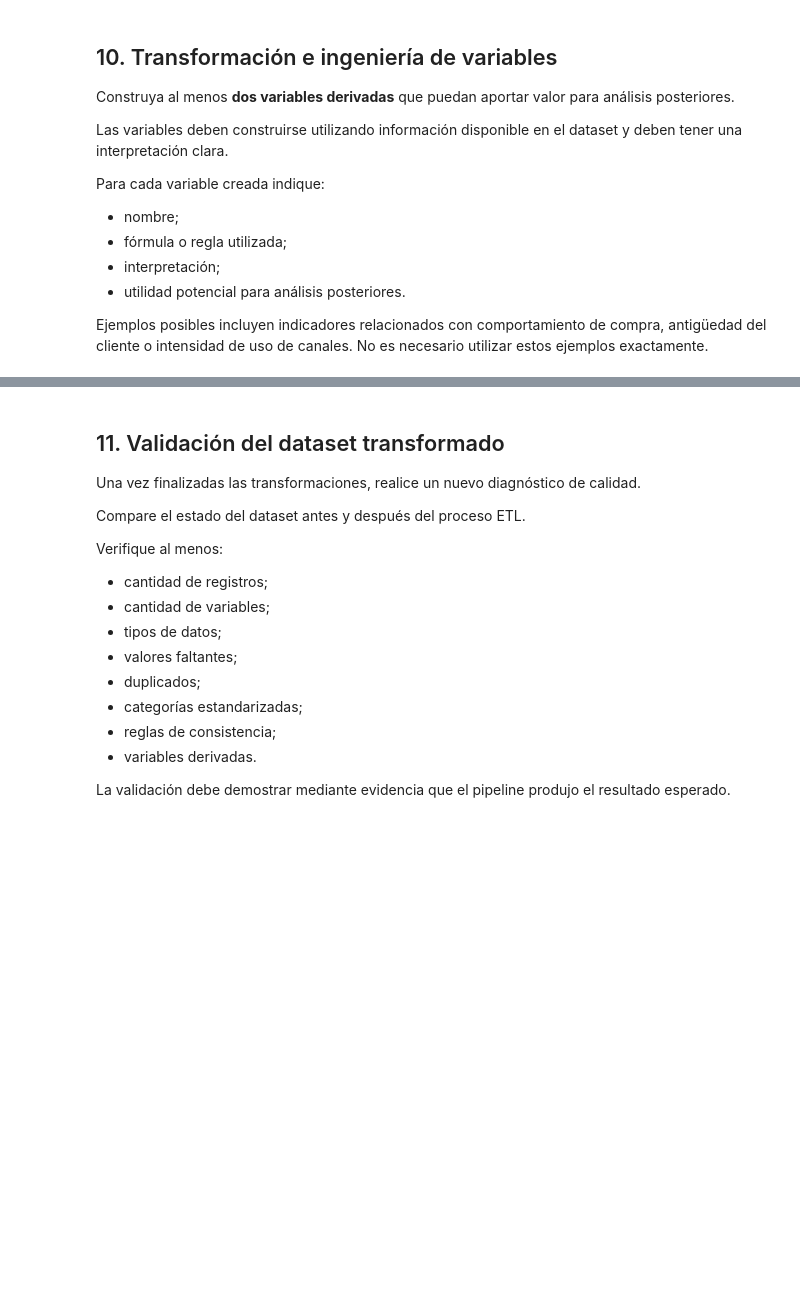
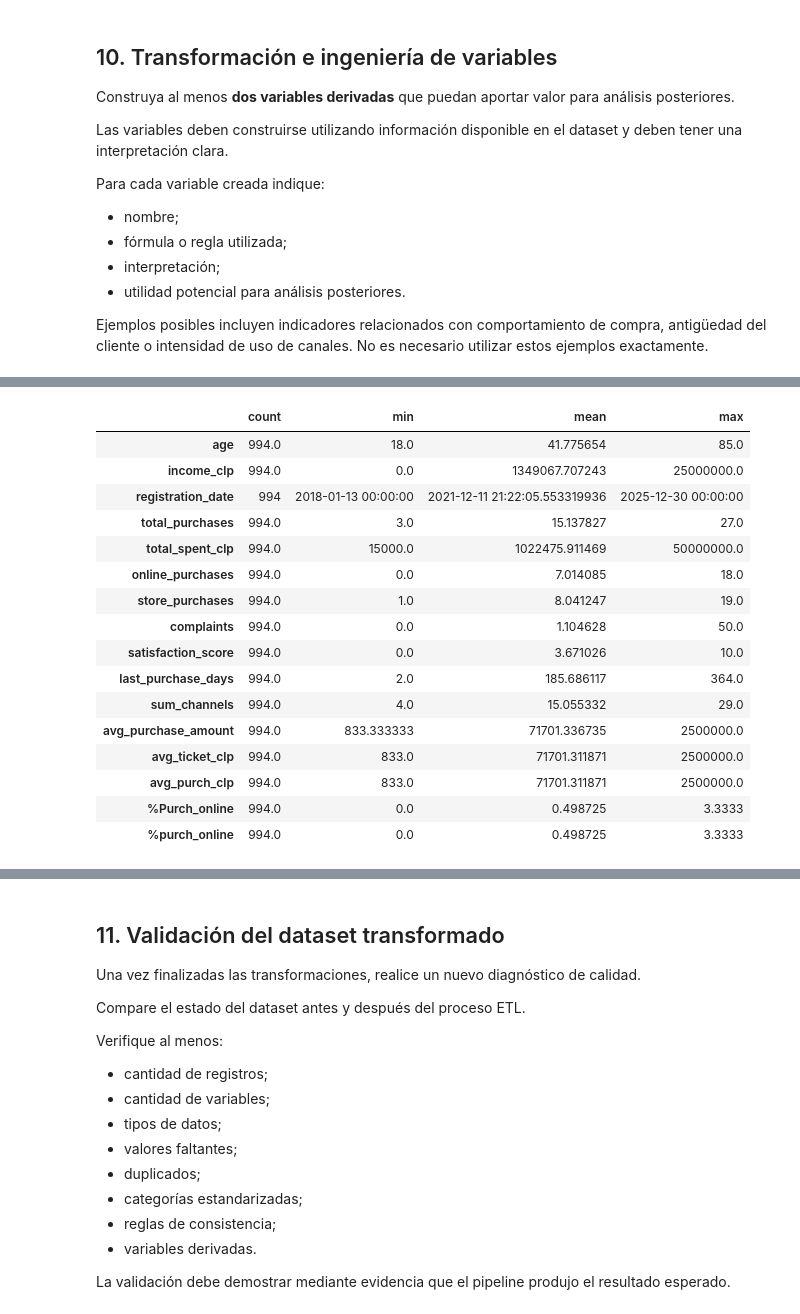
Before and after one commit to fernandouribeu/analisis_datos, a Jupyter notebook: Laboratorio_2_Notebook_Template.ipynb, the cells around one changed output, grey strips where cells are left out. Cells and saved outputs as stored; diff of their text form; code cells hidden in the pictures; blank space fills up the shorter version.

```diff
--- a/Laboratorio_2_Notebook_Template.ipynb
+++ b/Laboratorio_2_Notebook_Template.ipynb
@@ -520,0 +631,9 @@ Proponga al menos una regla de validación adicional que considere relevante par
+# %%
+# Reglas de consistencia y validación
+# Definir la suma de compras por canal
+df_trabajo = df_trabajo.copy()
+df_trabajo['sum_channels'] = df_trabajo['online_purchases'] + df_trabajo['store_purchases']
+
+# Identificar registros donde existen diferencias
+diferencias = df_trabajo[df_trabajo['total_purchases'] != df_trabajo['sum_channels']]
+print(f"Total de registros con diferencias: {len(diferencias)}")
@@ -539,0 +709,13 @@ El objetivo es demostrar criterio analítico, no eliminar automáticamente todos
+# %%
+# Se asumen lso valores negativos como error de digitación y se convierten
+# Asegurar copia independiente
+df_trabajo = df_trabajo.copy()
+
+# Convertir a valor absoluto las 3 variables afectadas
+cols_con_negativos = ['income_clp', 'total_spent_clp', 'complaints']
+
+for col in cols_con_negativos:
+    df_trabajo[col] = df_trabajo[col].abs()
+
+# Comprobar que ya no existan valores menores a 0
+print("Negativos restantes:", (df_trabajo[cols_con_negativos] < 0).sum().sum())
@@ -556,0 +739,12 @@ Ejemplos posibles incluyen indicadores relacionados con comportamiento de compra
+# %%
+# Ingeniería de variables
+# Gasto promedio por compra
+df_trabajo['avg_purch_clp'] = (
+    df_trabajo['total_spent_clp']
+    .div(df_trabajo['total_purchases'])
+    .fillna(0)
+    .round()
+    .astype('Int64')
+)
+
+df_trabajo.describe().T[['count', 'min', 'mean', 'max']]
@@ -556,0 +767,28 @@ Ejemplos posibles incluyen indicadores relacionados con comportamiento de compra
+# %%
+# % de compras Online
+df_trabajo['%purch_online'] = (
+    df_trabajo['online_purchases']
+    .div(df_trabajo['total_purchases'])
+    .fillna(0.0)
+    .round(4)
+)
+
+df_trabajo.describe().T[['count', 'min', 'mean', 'max']]
+# %% [output]
+|  | count | min | mean | max |
+| age | 994.0 | 18.0 | 41.775654 | 85.0 |
+| income_clp | 994.0 | 0.0 | 1349067.707243 | 25000000.0 |
+| registration_date | 994 | 2018-01-13 00:00:00 | 2021-12-11 21:22:05.553319936 | 2025-12-30 00:00:00 |
+| total_purchases | 994.0 | 3.0 | 15.137827 | 27.0 |
+| total_spent_clp | 994.0 | 15000.0 | 1022475.911469 | 50000000.0 |
+| online_purchases | 994.0 | 0.0 | 7.014085 | 18.0 |
+| store_purchases | 994.0 | 1.0 | 8.041247 | 19.0 |
+| complaints | 994.0 | 0.0 | 1.104628 | 50.0 |
+| satisfaction_score | 994.0 | 0.0 | 3.671026 | 10.0 |
+| last_purchase_days | 994.0 | 2.0 | 185.686117 | 364.0 |
+| sum_channels | 994.0 | 4.0 | 15.055332 | 29.0 |
+| avg_purchase_amount | 994.0 | 833.333333 | 71701.336735 | 2500000.0 |
+| avg_ticket_clp | 994.0 | 833.0 | 71701.311871 | 2500000.0 |
+| avg_purch_clp | 994.0 | 833.0 | 71701.311871 | 2500000.0 |
+| %Purch_online | 994.0 | 0.0 | 0.498725 | 3.3333 |
+| %purch_online | 994.0 | 0.0 | 0.498725 | 3.3333 |
```
Also changed, not shown: parts of 44 cells of this notebook.
